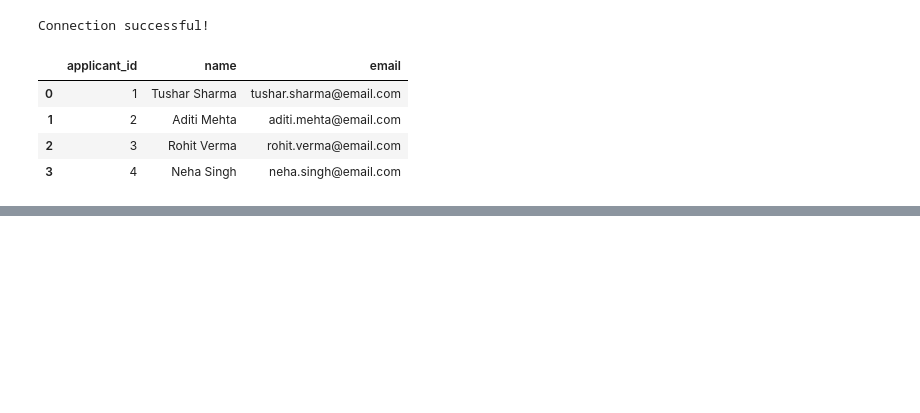
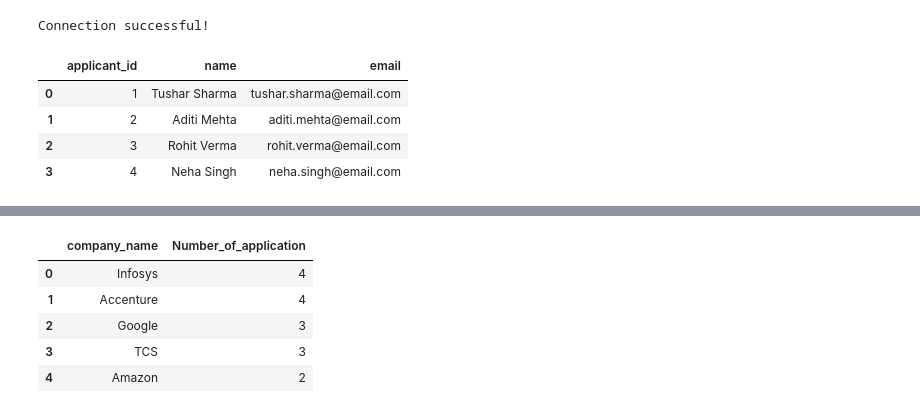
Before and after one commit to tusharshukla34/Job-Application-Tracker-With-SQL-and-Python-libraries, a Jupyter notebook: Job Application Tracker.ipynb, the cells around one changed output, grey strips where cells are left out. Saved outputs shown, nothing was run; the diff lists cells and outputs as text; code cells hidden in the pictures; blank space fills up the shorter version.

```diff
--- a/Job Application Tracker.ipynb
+++ b/Job Application Tracker.ipynb
@@ -30,0 +101,16 @@ Now begin for analyzing + visualization
+# %%
+query = ''' select company_name, count(app_id) as Number_of_application
+            from applications
+            group by company_name
+            order by Number_of_application desc limit 5 ;
+'''
+
+df3 = pd.read_sql(query,engine)
+df3
+# %% [output]
+|  | company_name | Number_of_application |
+| 0 | Infosys | 4 |
+| 1 | Accenture | 4 |
+| 2 | Google | 3 |
+| 3 | TCS | 3 |
+| 4 | Amazon | 2 |
```
Also changed, not shown: parts of 8 cells of this notebook, 1 other file.
